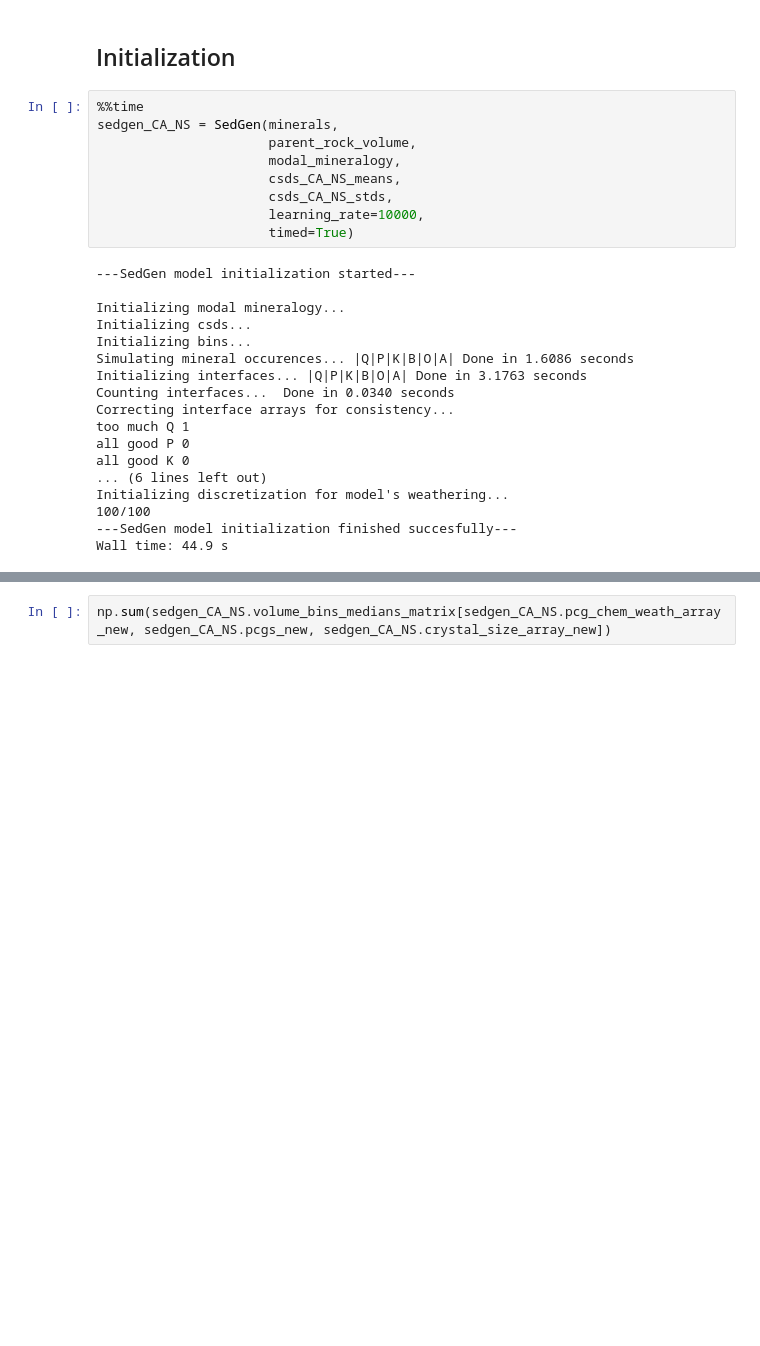
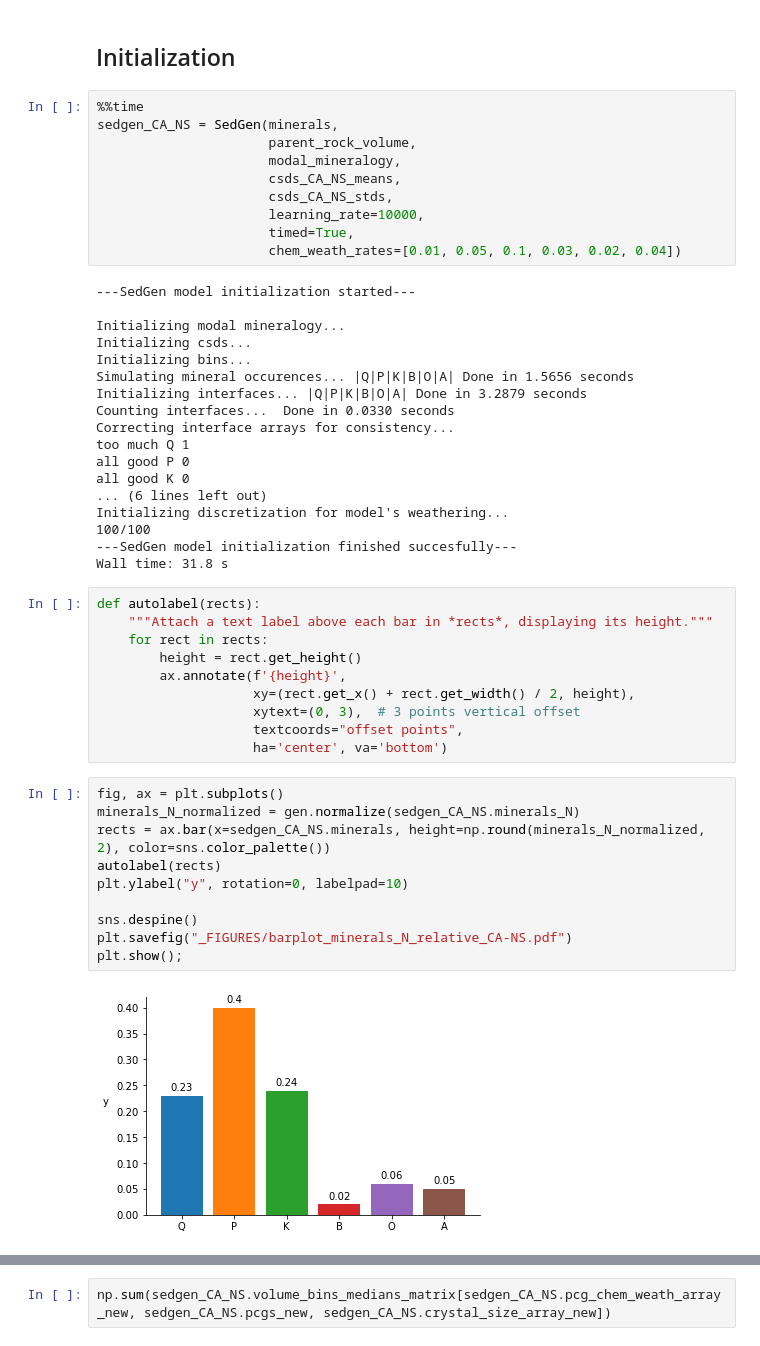
Before and after one commit to Complexio/sedgen, a Jupyter notebook: notebooks/SedGen_examples.ipynb, the cells around one changed output, grey strips where cells are left out. Saved outputs shown, nothing was run; the diff lists cells and outputs as text; blank space fills up the shorter version.

```diff
--- a/notebooks/SedGen_examples.ipynb
+++ b/notebooks/SedGen_examples.ipynb
@@ -101,16 +96,17 @@ sedgen_CA_NS = SedGen(minerals,
                       csds_CA_NS_means,
                       csds_CA_NS_stds,
                       learning_rate=10000,
-                      timed=True)
+                      timed=True,
+                      chem_weath_rates=[0.01, 0.05, 0.1, 0.03, 0.02, 0.04])
 # %% [output]
 ---SedGen model initialization started---
 
 Initializing modal mineralogy...
 Initializing csds...
 Initializing bins...
-Simulating mineral occurences... |Q|P|K|B|O|A| Done in 1.6086 seconds
-Initializing interfaces... |Q|P|K|B|O|A| Done in 3.1763 seconds
-Counting interfaces...  Done in 0.0340 seconds
+Simulating mineral occurences... |Q|P|K|B|O|A| Done in 1.5656 seconds
+Initializing interfaces... |Q|P|K|B|O|A| Done in 3.2879 seconds
+Counting interfaces...  Done in 0.0330 seconds
 Correcting interface arrays for consistency...
 too much Q 1
 all good P 0
@@ -119,4 +115,26 @@ all good K 0
 Initializing discretization for model's weathering...
 100/100
 ---SedGen model initialization finished succesfully---
-Wall time: 44.9 s
+Wall time: 31.8 s
+# %%
+def autolabel(rects):
+    """Attach a text label above each bar in *rects*, displaying its height."""
+    for rect in rects:
+        height = rect.get_height()
+        ax.annotate(f'{height}',
+                    xy=(rect.get_x() + rect.get_width() / 2, height),
+                    xytext=(0, 3),  # 3 points vertical offset
+                    textcoords="offset points",
+                    ha='center', va='bottom')
+# %%
+fig, ax = plt.subplots()
+minerals_N_normalized = gen.normalize(sedgen_CA_NS.minerals_N)
+rects = ax.bar(x=sedgen_CA_NS.minerals, height=np.round(minerals_N_normalized, 2), color=sns.color_palette())
+autolabel(rects)
+plt.ylabel("y", rotation=0, labelpad=10)
+
+sns.despine()
+plt.savefig("_FIGURES/barplot_minerals_N_relative_CA-NS.pdf")
+plt.show();
+# %% [output]
+[figure, added]
```
Also changed, not shown: parts of 37 cells of this notebook, 15 other files.
